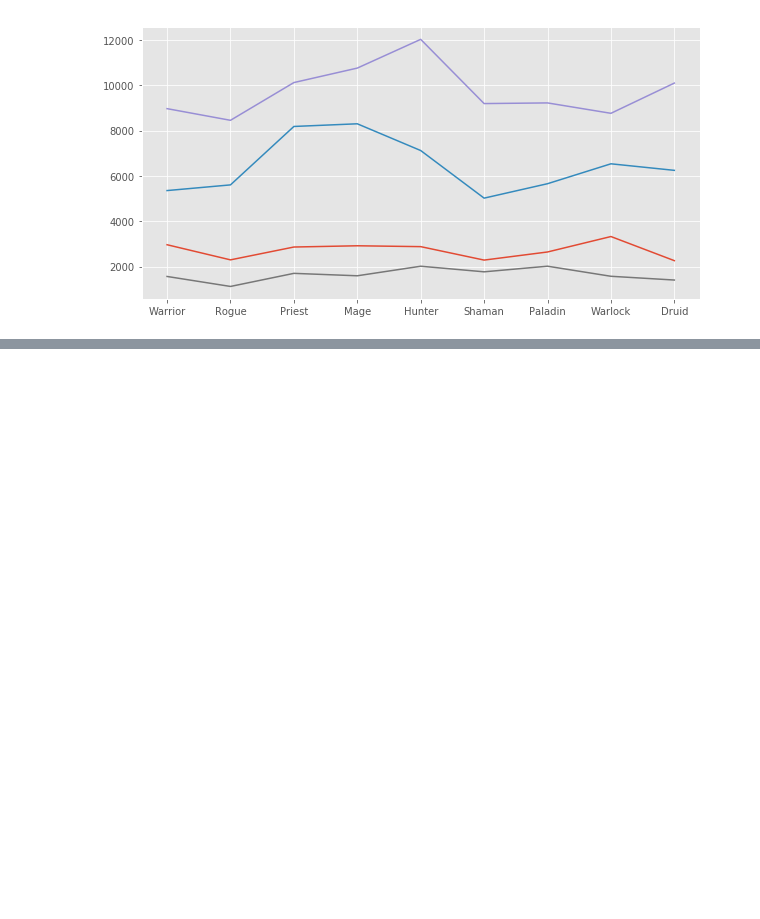
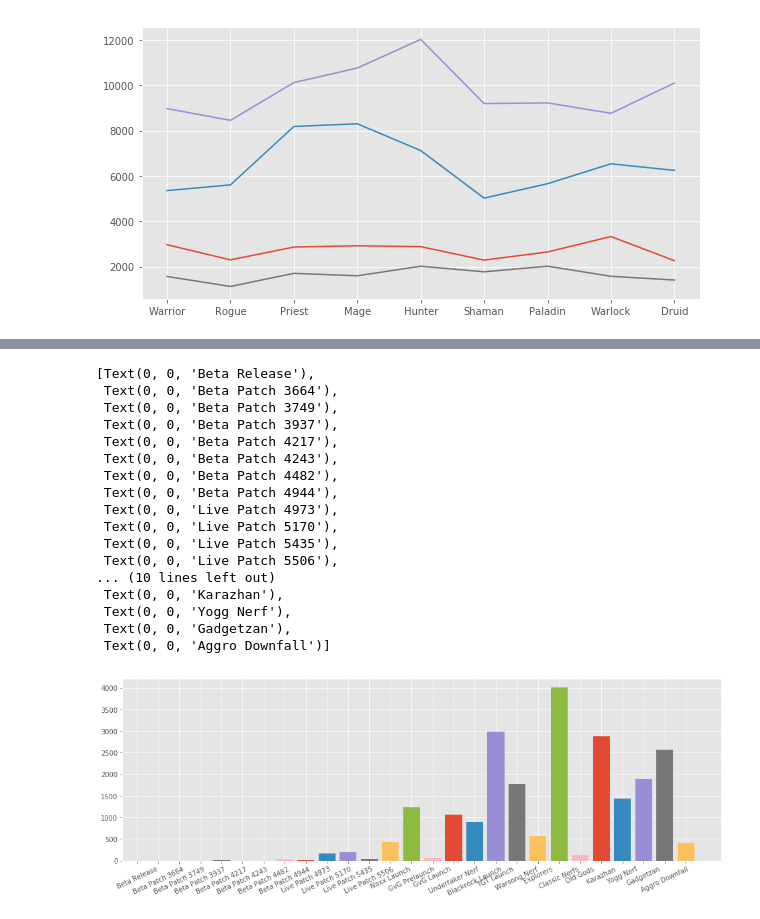
Before and after one commit to NJacobsohn/Hearthstone-Data-Analysis, a Jupyter notebook: EDA_plotting.ipynb, the cells around one changed output, grey strips where cells are left out. Cells and saved outputs as stored; diff of their text form; code cells hidden in the pictures; blank space fills up the shorter version.

```diff
--- a/EDA_plotting.ipynb
+++ b/EDA_plotting.ipynb
@@ -158,0 +185,27 @@ fig.savefig?
+# %%
+fig, ax = plt.subplots(figsize=(16,5))
+deck_condit = ranked_decks['deck_class'] == 'Mage'
+for patch in deck_set_event_list:
+    patch_condit = ranked_decks['deck_set'] == patch
+    ax.bar(patch, height=ranked_decks[patch_condit & deck_condit].count())
+ax.set_xticks(np.arange(-1, len(deck_set_event_list)))
+ax.set_xticklabels(deck_set_event_list, rotation=25)
+# %% [output]
+[Text(0, 0, 'Beta Release'),
+ Text(0, 0, 'Beta Patch 3664'),
+ Text(0, 0, 'Beta Patch 3749'),
+ Text(0, 0, 'Beta Patch 3937'),
+ Text(0, 0, 'Beta Patch 4217'),
+ Text(0, 0, 'Beta Patch 4243'),
+ Text(0, 0, 'Beta Patch 4482'),
+ Text(0, 0, 'Beta Patch 4944'),
+ Text(0, 0, 'Live Patch 4973'),
+ Text(0, 0, 'Live Patch 5170'),
+ Text(0, 0, 'Live Patch 5435'),
+ Text(0, 0, 'Live Patch 5506'),
+... (10 lines left out)
+ Text(0, 0, 'Karazhan'),
+ Text(0, 0, 'Yogg Nerf'),
+ Text(0, 0, 'Gadgetzan'),
+ Text(0, 0, 'Aggro Downfall')]
+[figure, added]
```
Also changed, not shown: parts of 21 cells of this notebook, 4 other files.
